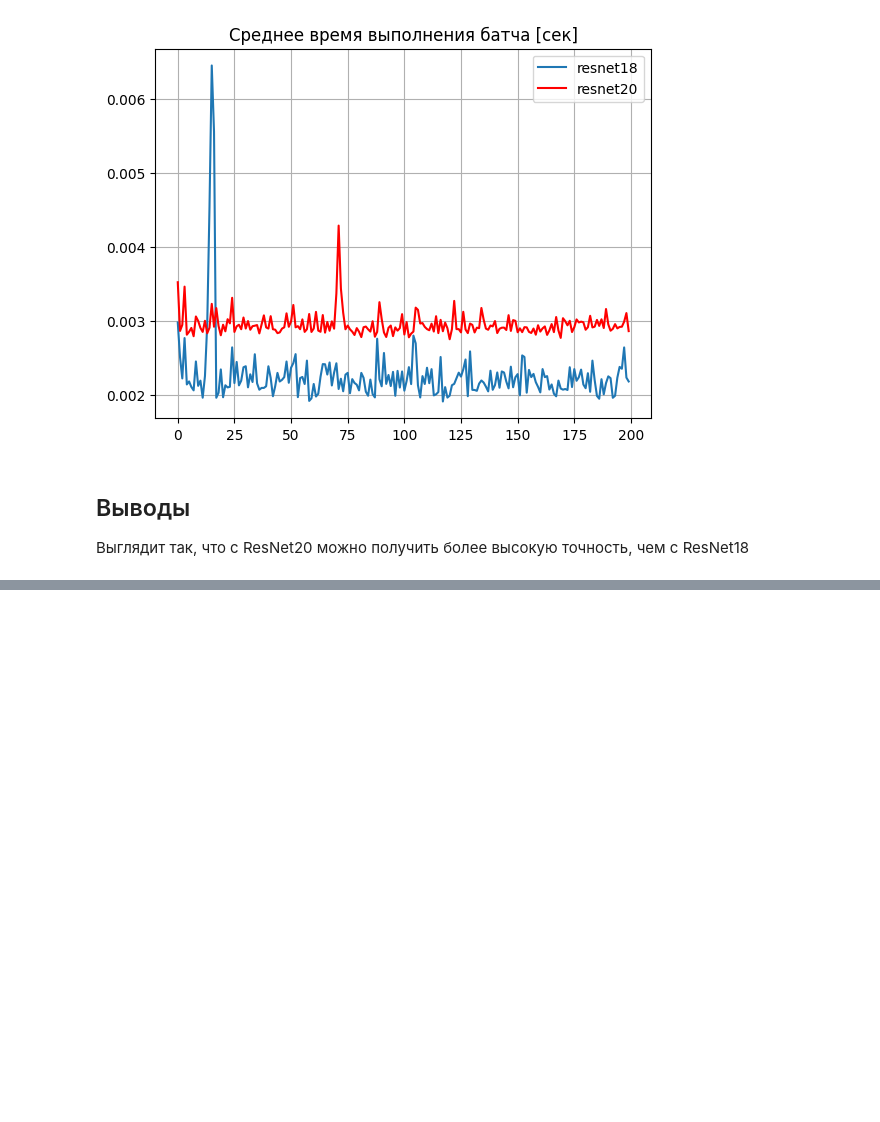
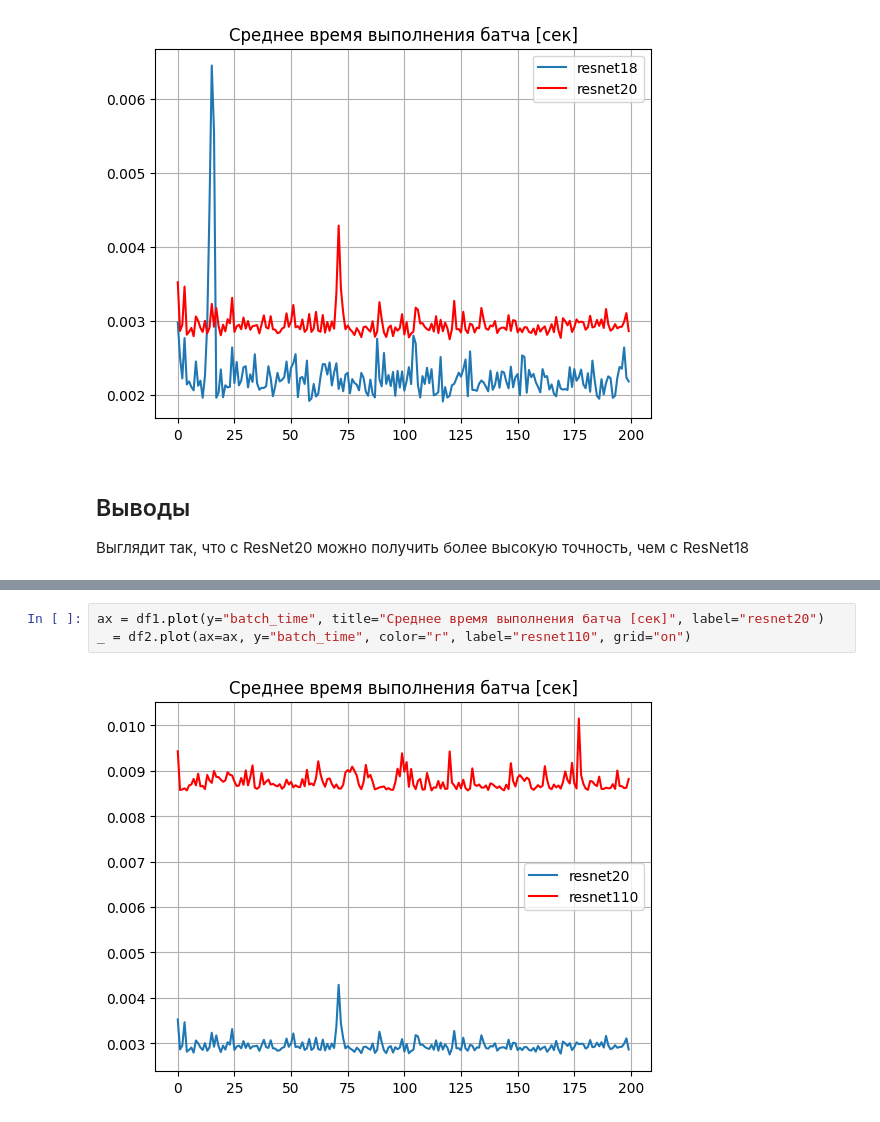
Before and after one commit to AlexChudinov/fork-pytorch_resnet_cifar10, a Jupyter notebook: notebooks/report.ipynb, the cells around one changed output, grey strips where cells are left out. Saved outputs shown, nothing was run; the diff lists cells and outputs as text; blank space fills up the shorter version.

```diff
--- a/notebooks/report.ipynb
+++ b/notebooks/report.ipynb
@@ -52,0 +63,5 @@ _ = df2.plot(ax=ax, y="batch_time", color="r", label="resnet20", grid="on")
+# %%
+ax = df1.plot(y="batch_time", title="Среднее время выполнения батча [сек]", label="resnet20")
+_ = df2.plot(ax=ax, y="batch_time", color="r", label="resnet110", grid="on")
+# %% [output]
+[figure, added]
```
Also changed, not shown: parts of 4 cells of this notebook, 3 other files.
